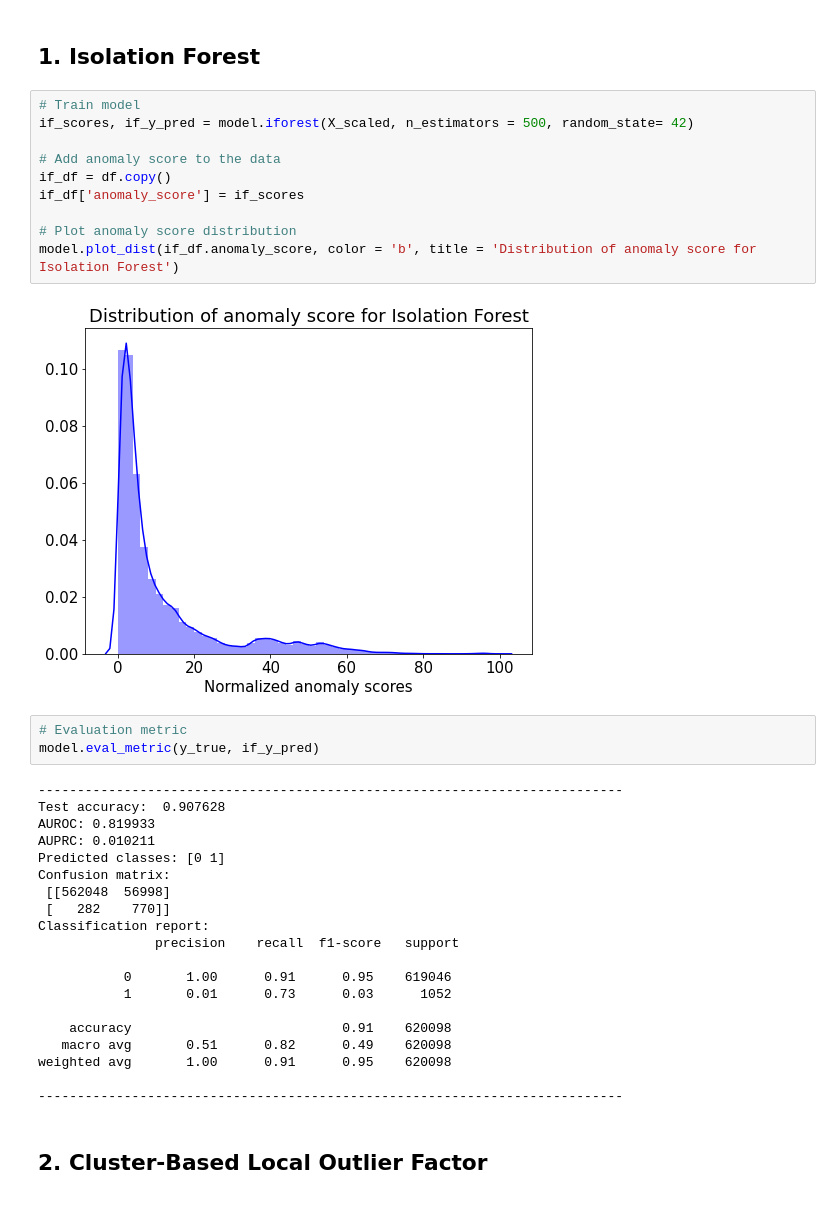
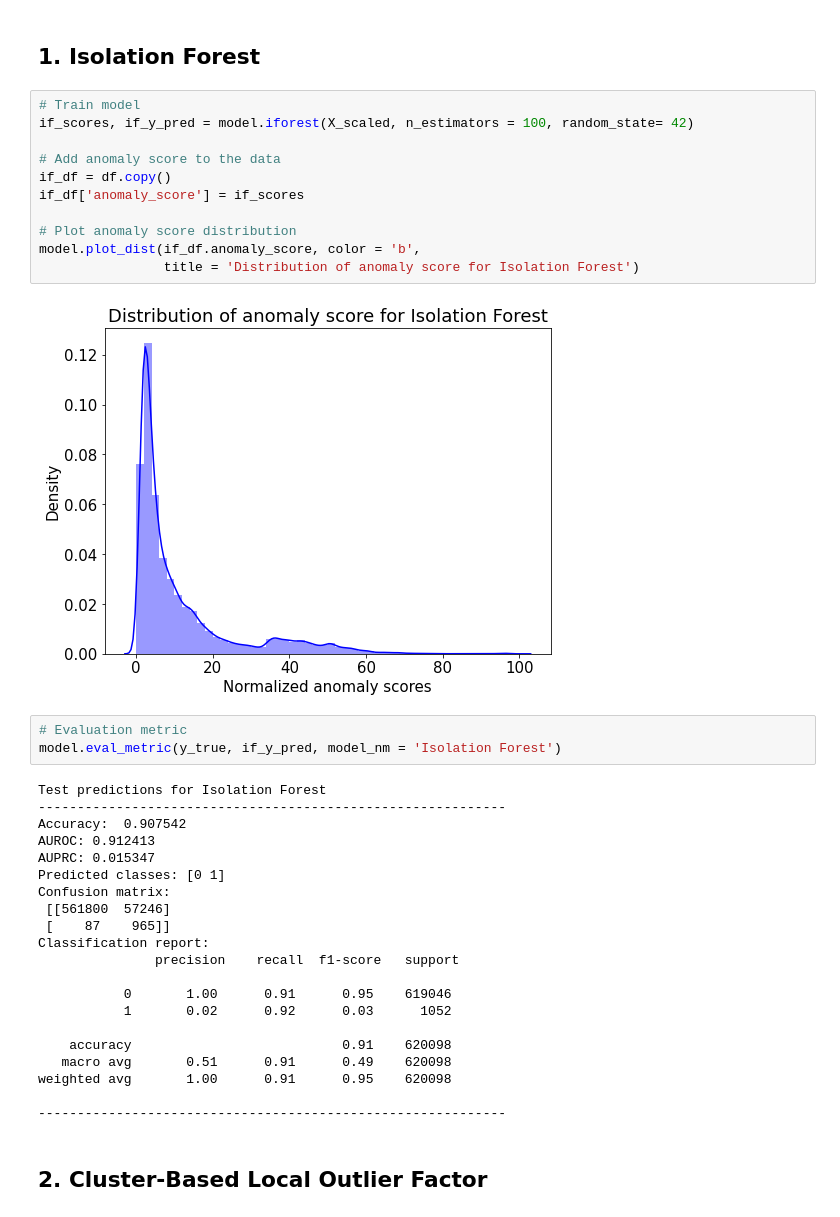
Before and after one commit to Owerre/Anomaly-Detection, a Jupyter notebook: Network-intrusion/notebooks/03-unsupervised-ml.ipynb, the cells around one changed output. Cells and saved outputs as stored; diff of their text form.

```diff
--- a/Network-intrusion/notebooks/03-unsupervised-ml.ipynb
+++ b/Network-intrusion/notebooks/03-unsupervised-ml.ipynb
@@ -75,39 +75,41 @@ model = UnsupervisedModels()
 ## 1. Isolation Forest
 # %%
 # Train model
-if_scores, if_y_pred = model.iforest(X_scaled, n_estimators = 500, random_state= 42)
+if_scores, if_y_pred = model.iforest(X_scaled, n_estimators = 100, random_state= 42)
 
 # Add anomaly score to the data
 if_df = df.copy()
 if_df['anomaly_score'] = if_scores
 
 # Plot anomaly score distribution
-model.plot_dist(if_df.anomaly_score, color = 'b', title = 'Distribution of anomaly score for Isolation Forest')
+model.plot_dist(if_df.anomaly_score, color = 'b',
+                title = 'Distribution of anomaly score for Isolation Forest')
 # %% [output]
-[figure, old version]
+[figure, new version]
 # %%
 # Evaluation metric
-model.eval_metric(y_true, if_y_pred)
+model.eval_metric(y_true, if_y_pred, model_nm = 'Isolation Forest')
 # %% [output]
----------------------------------------------------------------------------
-Test accuracy:  0.907628
-AUROC: 0.819933
-AUPRC: 0.010211
+Test predictions for Isolation Forest
+------------------------------------------------------------
+Accuracy:  0.907542
+AUROC: 0.912413
+AUPRC: 0.015347
 Predicted classes: [0 1]
 Confusion matrix:
- [[562048  56998]
- [   282    770]]
+ [[561800  57246]
+ [    87    965]]
 Classification report:
                precision    recall  f1-score   support
 
            0       1.00      0.91      0.95    619046
-           1       0.01      0.73      0.03      1052
+           1       0.02      0.92      0.03      1052
 
     accuracy                           0.91    620098
-   macro avg       0.51      0.82      0.49    620098
+   macro avg       0.51      0.91      0.49    620098
 weighted avg       1.00      0.91      0.95    620098
 
----------------------------------------------------------------------------
+------------------------------------------------------------
 # %% [markdown]
 ## 2. Cluster-Based Local Outlier Factor
 # %%
```
Also changed, not shown: parts of 6 cells of this notebook, 4 other files.
